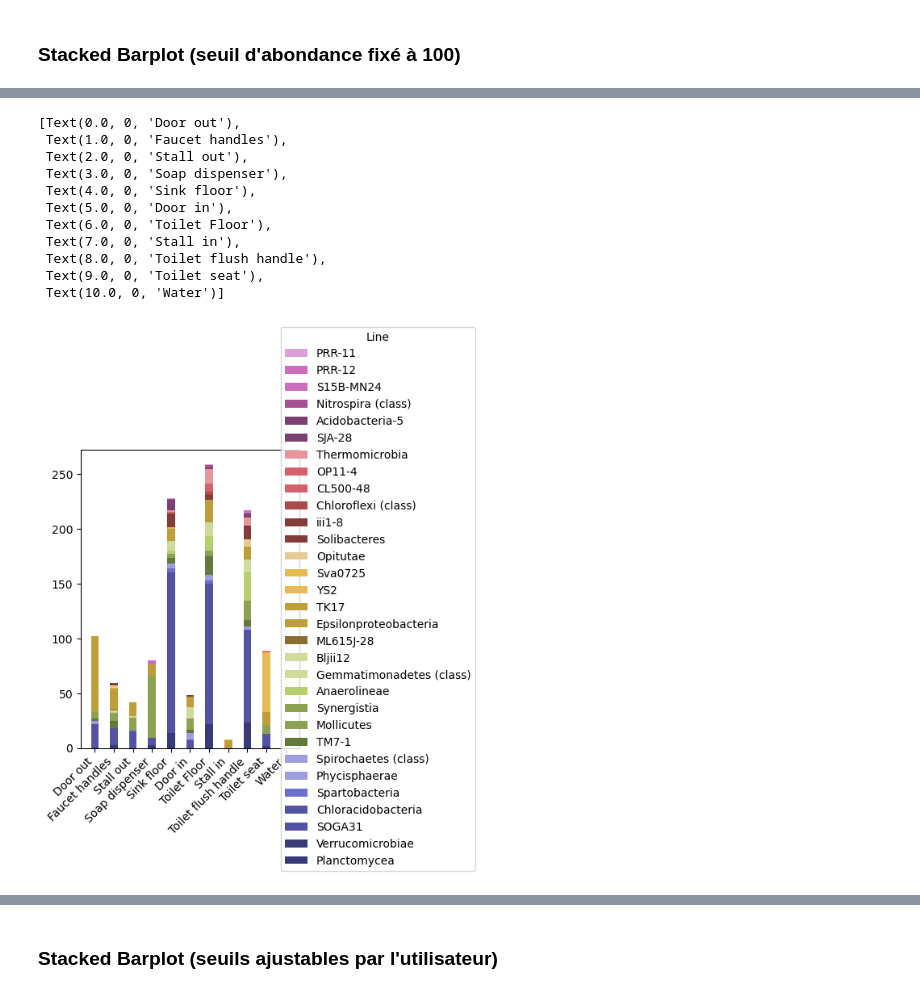
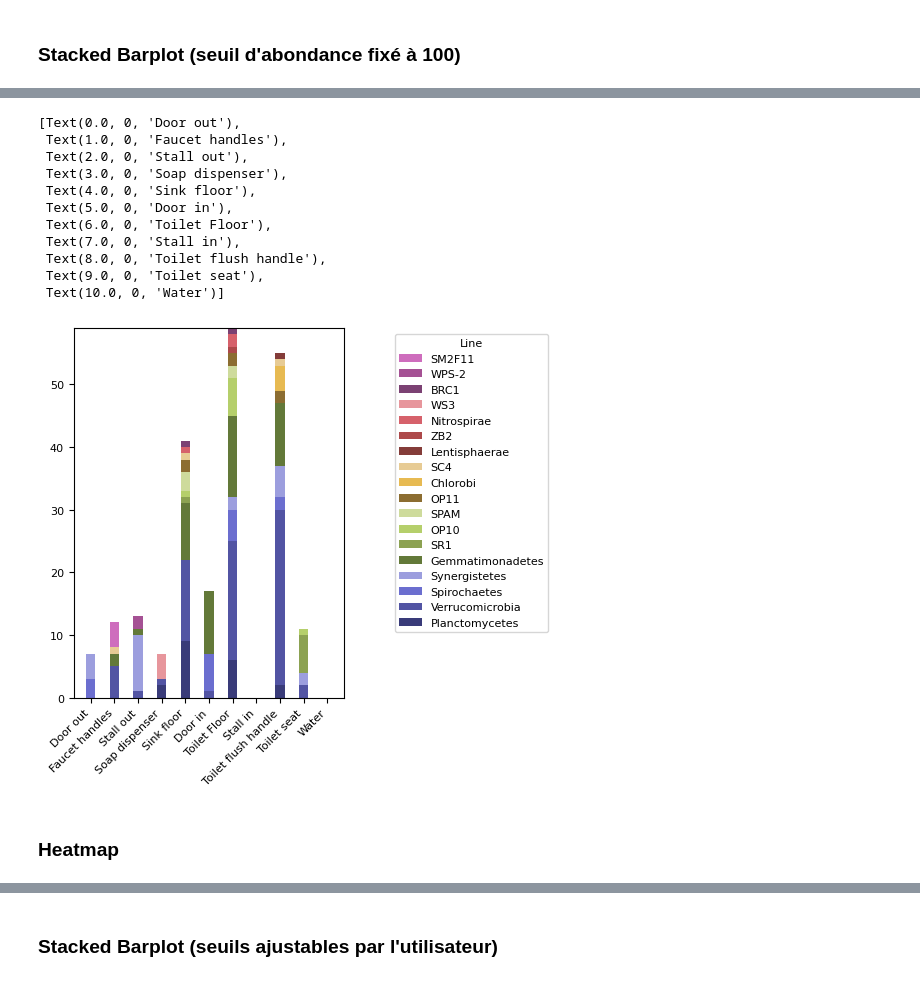
Before and after one commit to gennaBnh/ProjetVDB, a Jupyter notebook: VDB_poster.ipynb, the cells around one changed output, grey strips where cells are left out. Cells and saved outputs as stored; diff of their text form; code cells hidden in the pictures.

```diff
--- a/VDB_poster.ipynb
+++ b/VDB_poster.ipynb
@@ -155,7 +201,7 @@ for item, column in dataset.items():
         #         dict_surf[surf][phyl] += column[index]
 
         for index in column.index:
-            phylo = dt_phylo["class"][index]
+            phylo = dt_phylo["phyl"][index]
             if phylo not in dict_surf[surf]:
                 dict_surf[surf][phylo] = column[index]
             else:
@@ -201,7 +247,7 @@ fig, (ax, lax) = plt.subplots(ncols=2, gridspec_kw={"width_ratios":[4, 1.5]})
 for phyl in dict_phyl:
     ax.bar(labels_surf, dict_phyl[phyl], width=0.4, bottom=bottom, label=phyl, color=cmap(cnt))
     bottom += np.array(dict_phyl[phyl])
-    cnt += 1/50
+    cnt += 1/30
 
 # ax.legend(list(dict_phyl.keys()))
 handles, labels = ax.get_legend_handles_labels()
@@ -245,7 +291,7 @@ cmap = matplotlib.cm.get_cmap('tab20b')
 cnt = 0
 
 # fig, ax = plt.subplots()
-fig, (ax, lax) = plt.subplots(ncols=2, gridspec_kw={"width_ratios":[3, 1.5]})
+fig, (ax, lax) = plt.subplots(ncols=2, gridspec_kw={"width_ratios":[4, 2]})
 
 for phyl in dict_phyl_high:
     ax.bar(labels_surf, dict_phyl_high[phyl], width=0.4, bottom=bottom, label=phyl, color=cmap(cnt))
@@ -254,7 +300,7 @@ for phyl in dict_phyl_high:
 
 # ax.legend(list(dict_phyl_high.keys()))
 handles, labels = ax.get_legend_handles_labels()
-lax.legend(handles[::-1], labels[::-1], title='Line', loc=7)
+lax.legend(handles[::-1], labels[::-1], title='Line', loc='upper left')
 lax.axis("off")
 
 ax.set_xticks(labels_surf)
@@ -276,32 +322,34 @@ ax.set_xticklabels(labels_surf, rotation=45, ha='right')
 bottom = np.array([0.0 for i in range(11)])
 cmap = matplotlib.cm.get_cmap('tab20b')
 cnt = 0
 
 # fig, ax = plt.subplots()
 fig, (ax, lax) = plt.subplots(ncols=2, gridspec_kw={"width_ratios":[3, 2]})
 
 for phyl in dict_phyl_low:
     ax.bar(labels_surf, dict_phyl_low[phyl], width=0.4, bottom=bottom, label=phyl, color=cmap(cnt))
     bottom += np.array(dict_phyl_low[phyl])
     cnt += 1/len(dict_phyl_low)
 
 # ax.legend(list(dict_phyl_low.keys()))
 handles, labels = ax.get_legend_handles_labels()
-lax.legend(handles[::-1], labels[::-1], title='Line', loc=7)
+lax.legend(handles[::-1], labels[::-1], title='Line', loc='upper left')
 lax.axis("off")
 
 ax.set_xticks(labels_surf)
 ax.set_xticklabels(labels_surf, rotation=45, ha='right')
 # %% [output]
 [Text(0.0, 0, 'Door out'),
  Text(1.0, 0, 'Faucet handles'),
  Text(2.0, 0, 'Stall out'),
  Text(3.0, 0, 'Soap dispenser'),
  Text(4.0, 0, 'Sink floor'),
  Text(5.0, 0, 'Door in'),
  Text(6.0, 0, 'Toilet Floor'),
  Text(7.0, 0, 'Stall in'),
  Text(8.0, 0, 'Toilet flush handle'),
  Text(9.0, 0, 'Toilet seat'),
  Text(10.0, 0, 'Water')]
-[figure, old version]
+[figure, new version]
+# %% [markdown]
+### Heatmap
```
Also changed, not shown: parts of 20 cells of this notebook.
